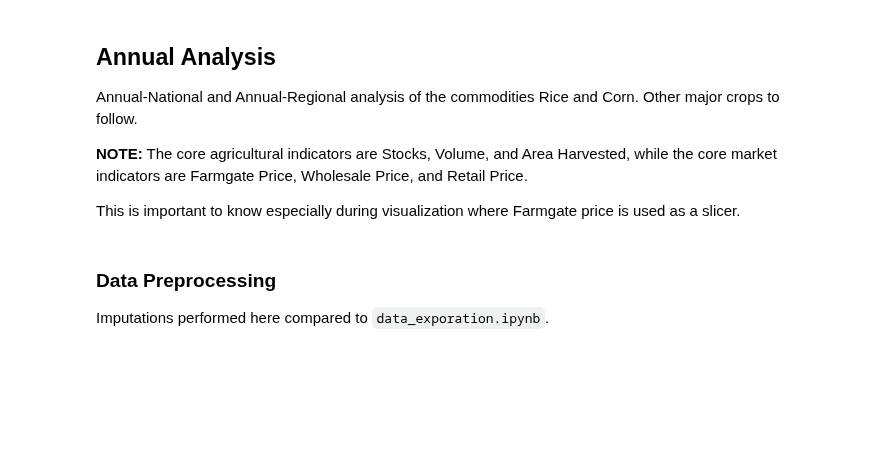
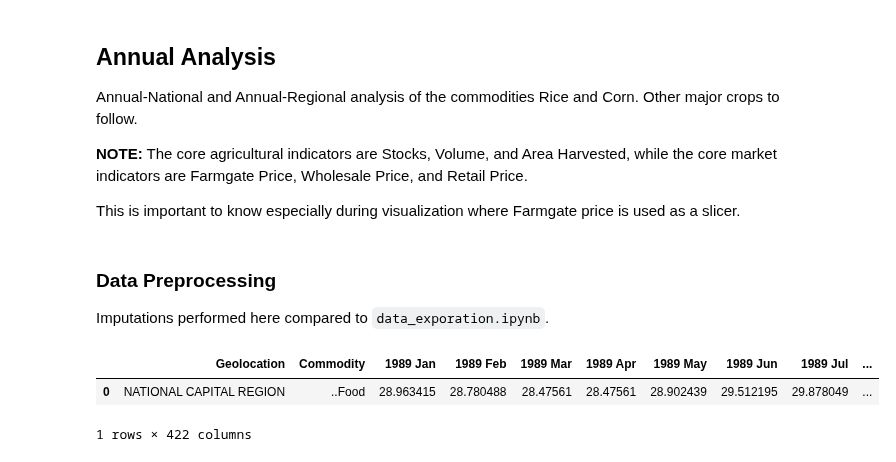
Before and after one commit to Bourbon-Rye/Baesian-Cropability, a Jupyter notebook: data_modeling.ipynb, the cells around one changed output. Saved outputs shown, nothing was run; the diff lists cells and outputs as text; code cells hidden in the pictures; blank space fills up the shorter version.

```diff
--- a/data_modeling.ipynb
+++ b/data_modeling.ipynb
@@ -335,6 +351,39 @@ This is important to know especially during visualization where Farmgate price i
 # %% [markdown]
 ### Data Preprocessing
 Imputations performed here compared to `data_exporation.ipynb`.
+# %%
+# df1 = pd.read_csv("datasets/prices/2M4AFN01.csv")
+# df2 = pd.read_csv("datasets/prices/2M4AFP01.csv", skiprows=2)
+# tdf = pd.concat([df2, df1], axis=1)
+# tdf = convert_to_short_month(tdf)
+# display(tdf.head(1))
+# tdf.to_csv("datasets/prices/prices_farmgate-new-series_1990-2023.csv", index=False)
+
+# df1 = pd.read_csv("datasets/prices/2M4AWA01.csv")
+# df2 = pd.read_csv("datasets/prices/2M4AWP01.csv", skiprows=2)
+# tdf = pd.concat([df2, df1], axis=1)
+# tdf = convert_to_short_month(tdf)
+# display(tdf.head(1))
+# tdf.to_csv("datasets/prices/prices_wholesale-new-series_1990-2023.csv", index=False)
+
+df1 = pd.read_csv("datasets/prices/2M4ARP01.csv", skiprows=2)
+df2 = pd.read_csv("datasets/prices/2M4ARA01.csv")
+tdf = pd.concat([df1, df2], axis=1)
+tdf = convert_to_short_month(tdf)
+tdf.to_csv("datasets/prices/prices_retail_1990-2023.csv", index=False)
+tdf.head(1)
+
+df1 = pd.read_csv("datasets/price-indices-2018-based/0042M4ARPI4.csv", skiprows=2)
+df2 = pd.read_csv("datasets/price-indices-2018-based/2M4ARPI1.csv")
+tdf = pd.concat([df1, df2], axis=1)
+tdf = convert_to_short_month(tdf)
+tdf = tdf.rename({"Geographic location": "Geolocation", "Commodity Description": "Commodity"}, axis=1)
+tdf.to_csv("datasets/price-indices-2018-based/rpi-in-ncr_food-only_1989-2023_new.csv", index=False)
+tdf.head(1)
+# %% [output]
+|  | Geolocation | Commodity | 1989 Jan | 1989 Feb | 1989 Mar | 1989 Apr | 1989 May | 1989 Jun | 1989 Jul | ... |
+| 0 | NATIONAL CAPITAL REGION | ..Food | 28.963415 | 28.780488 | 28.47561 | 28.47561 | 28.902439 | 29.512195 | 29.878049 | ... |
+1 rows × 422 columns
 # %%
 # @title Annual megadataset for rice and corn
 # NOTE: Filter this during visualization and analysis to just Philippines or Regions
```
Also changed, not shown: parts of 30 cells of this notebook, 20 other files.
